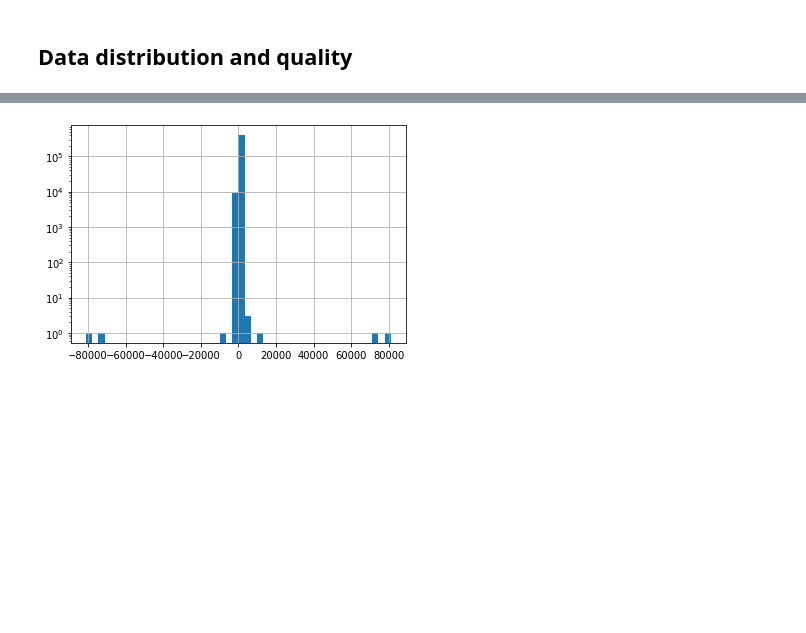
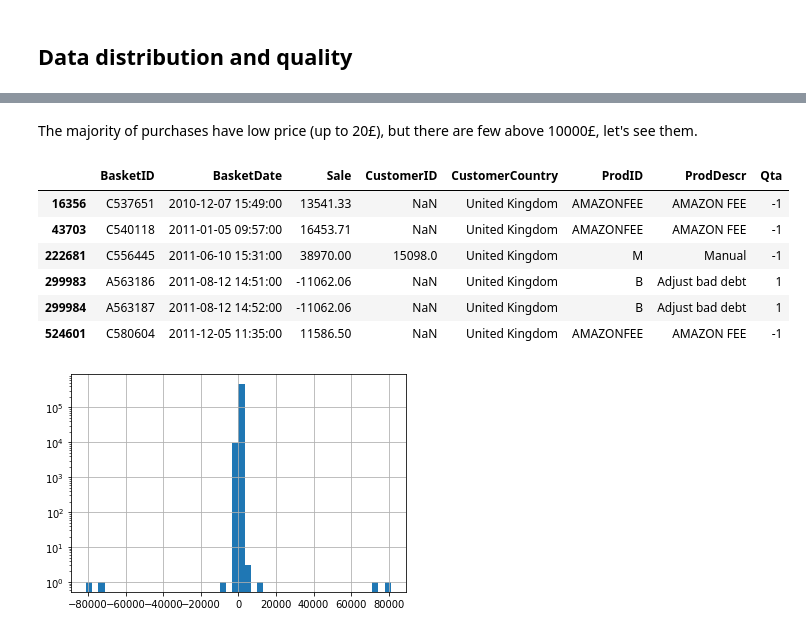
Before and after one commit to michelezoncheddu/data-mining-project, a Jupyter notebook: 1_Data_preparation.ipynb, the cells around one changed output, grey strips where cells are left out. Drawn from its saved outputs; the diff is of its cells as text; code cells hidden in the pictures; blank space fills up the shorter version.

```diff
--- a/1_Data_preparation.ipynb
+++ b/1_Data_preparation.ipynb
@@ -142,3 +114,15 @@ ax = df.Sale.hist(log=True, bins=50)
+# %% [markdown]
+The majority of purchases have low price (up to 20£), but there are few above 10000£, let's see them.
+# %%
+df[abs(df['Sale']) > 10000]
+# %% [output]
+|  | BasketID | BasketDate | Sale | CustomerID | CustomerCountry | ProdID | ProdDescr | Qta |
+| 16356 | C537651 | 2010-12-07 15:49:00 | 13541.33 | NaN | United Kingdom | AMAZONFEE | AMAZON FEE | -1 |
+| 43703 | C540118 | 2011-01-05 09:57:00 | 16453.71 | NaN | United Kingdom | AMAZONFEE | AMAZON FEE | -1 |
+| 222681 | C556445 | 2011-06-10 15:31:00 | 38970.00 | 15098.0 | United Kingdom | M | Manual | -1 |
+| 299983 | A563186 | 2011-08-12 14:51:00 | -11062.06 | NaN | United Kingdom | B | Adjust bad debt | 1 |
+| 299984 | A563187 | 2011-08-12 14:52:00 | -11062.06 | NaN | United Kingdom | B | Adjust bad debt | 1 |
+| 524601 | C580604 | 2011-12-05 11:35:00 | 11586.50 | NaN | United Kingdom | AMAZONFEE | AMAZON FEE | -1 |
 # %%
 # Qta distribution.
 
```
Also changed, not shown: parts of 37 cells of this notebook.
